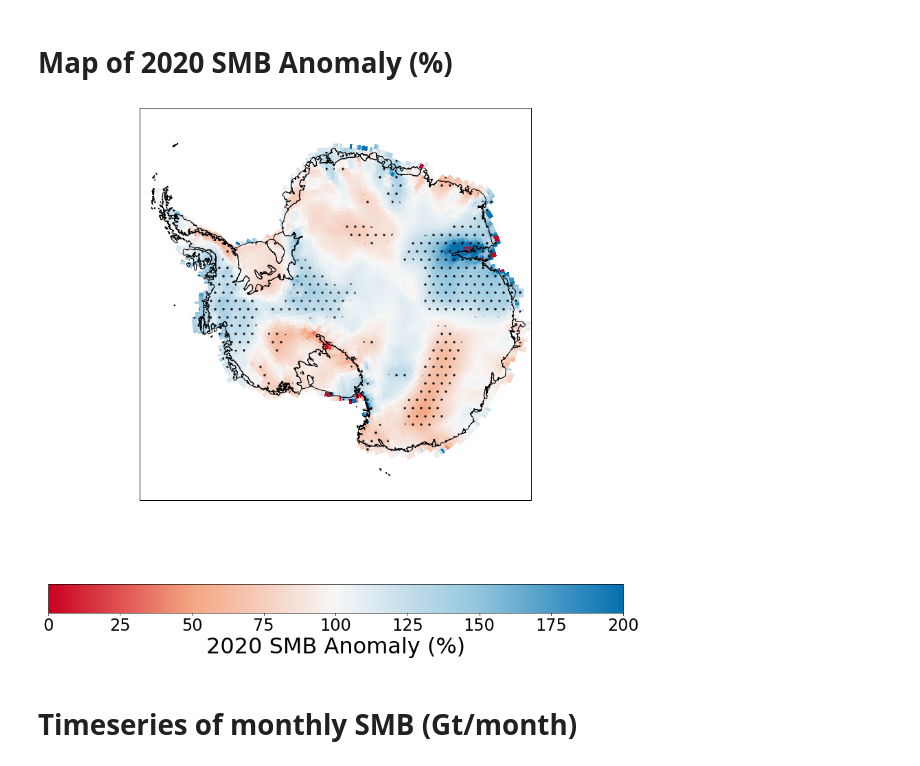
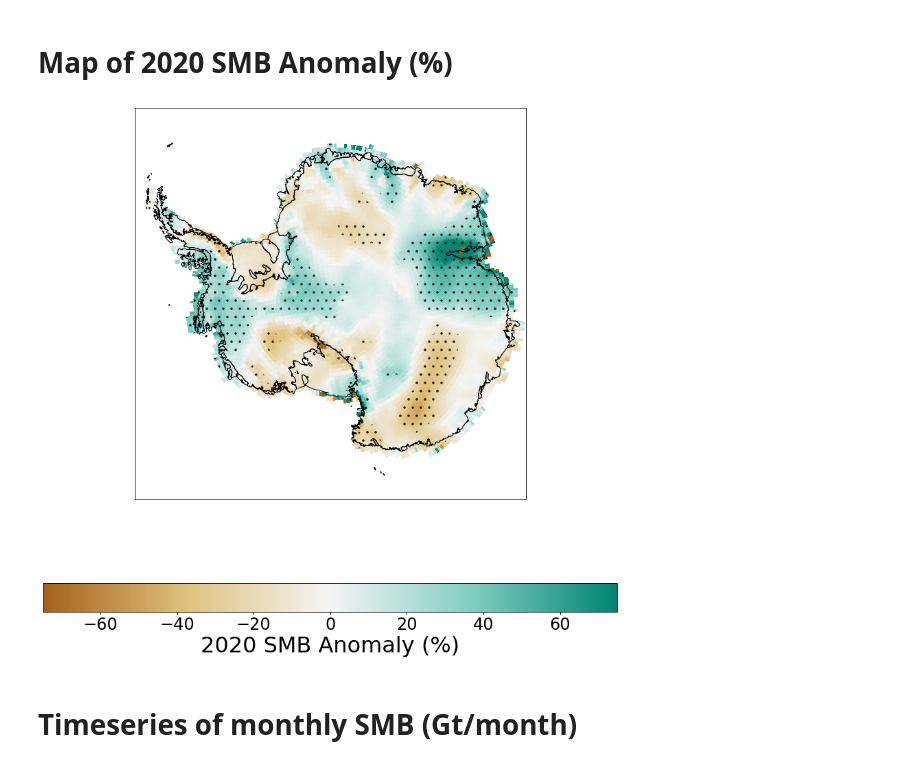
Before and after one commit to EricKeenan/SOTC, a Jupyter notebook: SOTC_AIS_SMB_MERRA_2.ipynb, the cells around one changed output. Drawn from its saved outputs; the diff is of its cells as text; code cells hidden in the pictures.

```diff
--- a/SOTC_AIS_SMB_MERRA_2.ipynb
+++ b/SOTC_AIS_SMB_MERRA_2.ipynb
@@ -251,7 +251,8 @@ for count, year in enumerate(years[1:31]):
 # Calculate mean and standard deviation
 ais_smb_1981_2010_mean = ais_smb_1981_2010['smb'].mean(dim='time')
 ais_smb_1981_2010_std = ais_smb_1981_2010['smb'].std(dim='time')
-anomaly = ais_smb / ais_smb_1981_2010_mean * 100
+# anomaly = ais_smb / ais_smb_1981_2010_mean * 100
+anomaly = (ais_smb - ais_smb_1981_2010_mean) / ais_smb_1981_2010_mean * 100
 
 # Determine where the anomaly is significant (greater than 1 standard deviation)
 significant = (ais_smb - ais_smb_1981_2010_mean) / ais_smb_1981_2010_std
@@ -261,25 +262,26 @@ significant[indices] = 1
 # %%
 # Generate figure
 fig, axs = plt.subplots(1, 1, subplot_kw={'projection': crs_epsg},
                         figsize=(15, 15))
 
 # Plot SMB
-colormap = RdBu_5.mpl_colormap
-mesh = plt.pcolormesh(np.linspace(-180, 180, len(ds['lon'])), ds['lat'].values, anomaly, cmap=colormap, transform=ccrs.PlateCarree(), vmin=0, vmax=200)
+# colormap = RdBu_5.mpl_colormap
+colormap = BrBG_5.mpl_colormap
+mesh = plt.pcolormesh(np.linspace(-180, 180, len(ds['lon'])), ds['lat'].values, anomaly, cmap=colormap, transform=ccrs.PlateCarree(), vmin=-75, vmax=75)
 plt.pcolor(np.linspace(-180, 180, len(ds['lon'])), ds['lat'].values, significant, hatch='.' , transform=ccrs.PlateCarree(), alpha=0.)
 cbar = plt.colorbar(mesh, orientation = 'horizontal')
 cbar.set_label("2020 SMB Anomaly (%)", size = 32)
 cbar.ax.tick_params(labelsize=24)
 
 # Plot coastlines
 axs.set_extent((-180, 180, -90, -65), ccrs.PlateCarree())
 axs.add_geometries(df_epsg['geometry'], crs=crs_epsg,
                       facecolor='none', edgecolor='black')
 
 # Save figure
 plt.savefig('figures/2020_AIS_MERRA2_SMB_anomaly.pdf', format='pdf', dpi=100)
 # %% [output]
-[figure, old version]
+[figure, new version]
 # %% [markdown]
 # Timeseries of monthly SMB (Gt/month)
 # %%
```
